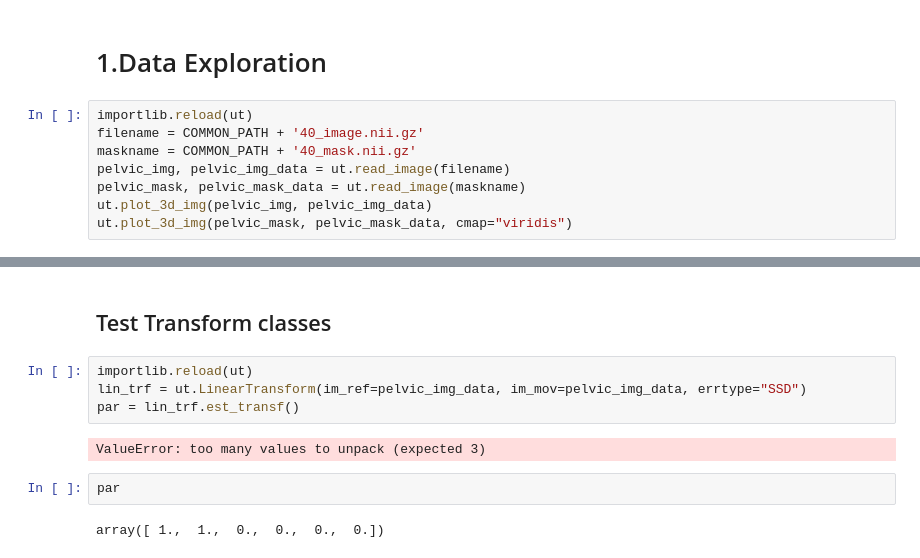
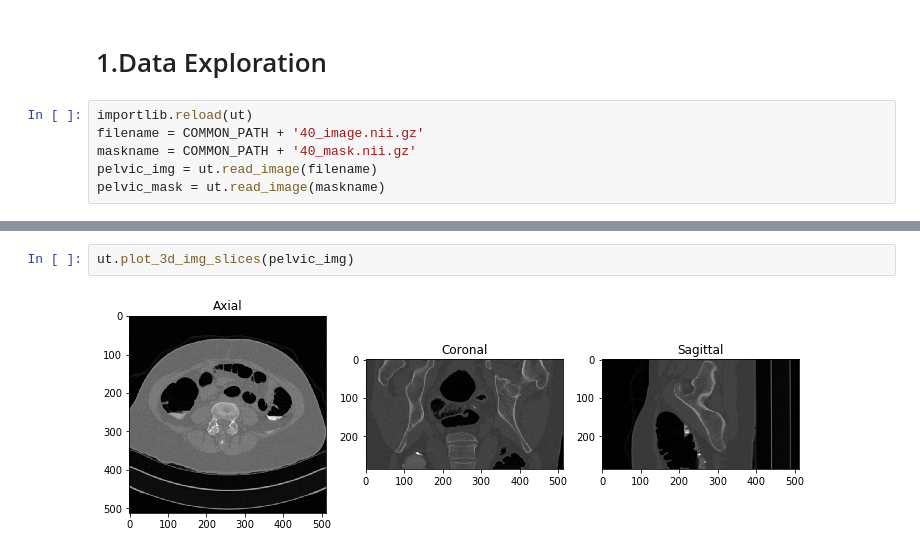
Before and after one commit to KenzaB27/segmentation-of-pelvic-bone, a Jupyter notebook: src/experiments.ipynb, the cells around one changed output, grey strips where cells are left out. Cells and saved outputs as stored; diff of their text form.

```diff
--- a/src/experiments.ipynb
+++ b/src/experiments.ipynb
@@ -15,7 +16,5 @@ GROUP_PATH = "../data/g3_"
 importlib.reload(ut)
 filename = COMMON_PATH + '40_image.nii.gz'
 maskname = COMMON_PATH + '40_mask.nii.gz'
-pelvic_img, pelvic_img_data = ut.read_image(filename)
-pelvic_mask, pelvic_mask_data = ut.read_image(maskname)
-ut.plot_3d_img(pelvic_img, pelvic_img_data)
-ut.plot_3d_img(pelvic_mask, pelvic_mask_data, cmap="viridis")
+pelvic_img = ut.read_image(filename)
+pelvic_mask = ut.read_image(maskname)
@@ -35,12 +21,4 @@ plt.imshow(pelvic_mask_data[int(imageSize[0]/8), :, :])
-# %% [markdown]
-## Test Transform classes
-# %%
-importlib.reload(ut)
-lin_trf = ut.LinearTransform(im_ref=pelvic_img_data, im_mov=pelvic_img_data, errtype="SSD")
-par = lin_trf.est_transf()
-# %% [output]
-ValueError: too many values to unpack (expected 3)
-# %%
-par
-# %% [output]
-array([ 1.,  1.,  0.,  0.,  0.,  0.])
+# %%
+ut.plot_3d_img_slices(pelvic_img)
+# %% [output]
+[figure, added]
```
Also changed, not shown: parts of 17 cells of this notebook, 5 other files.
